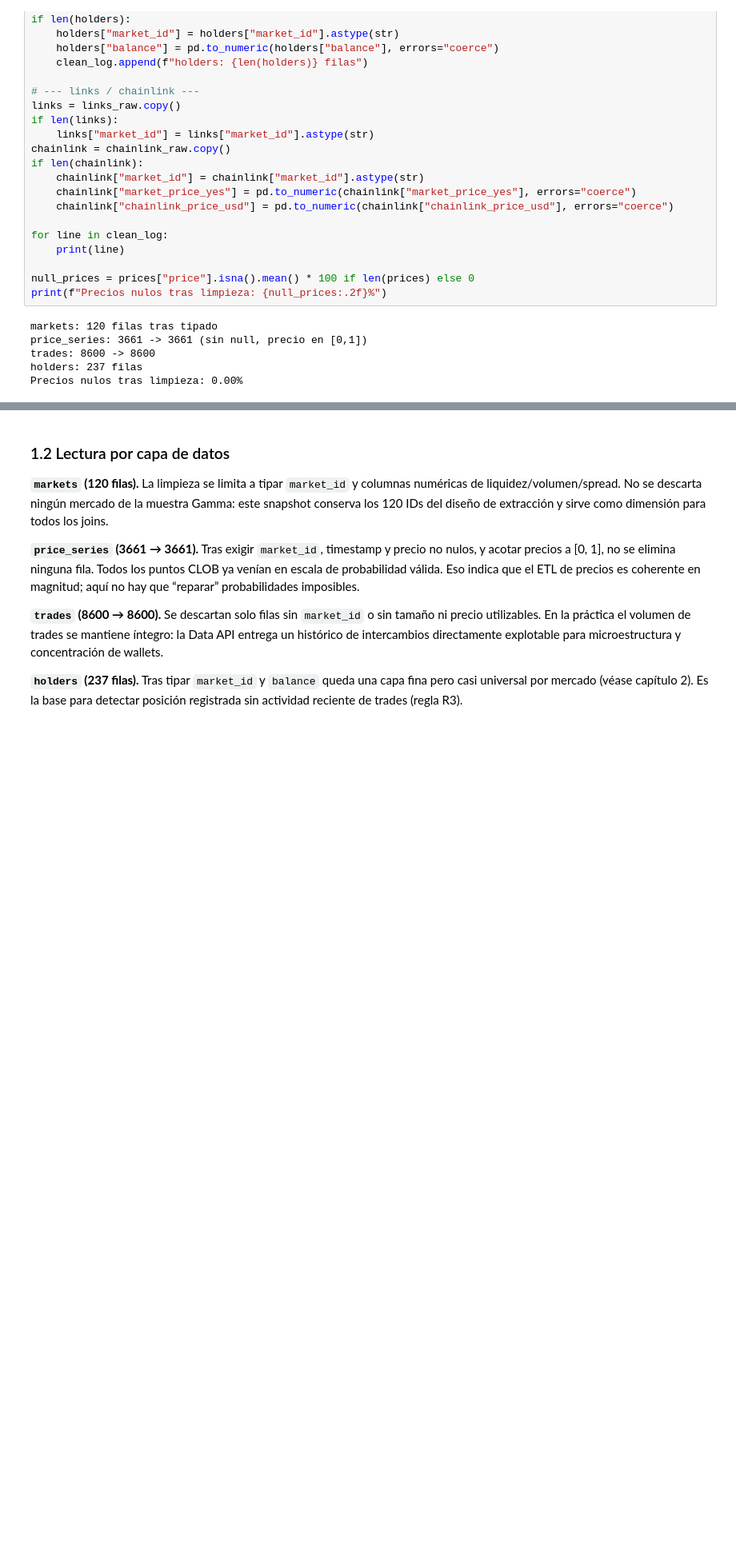
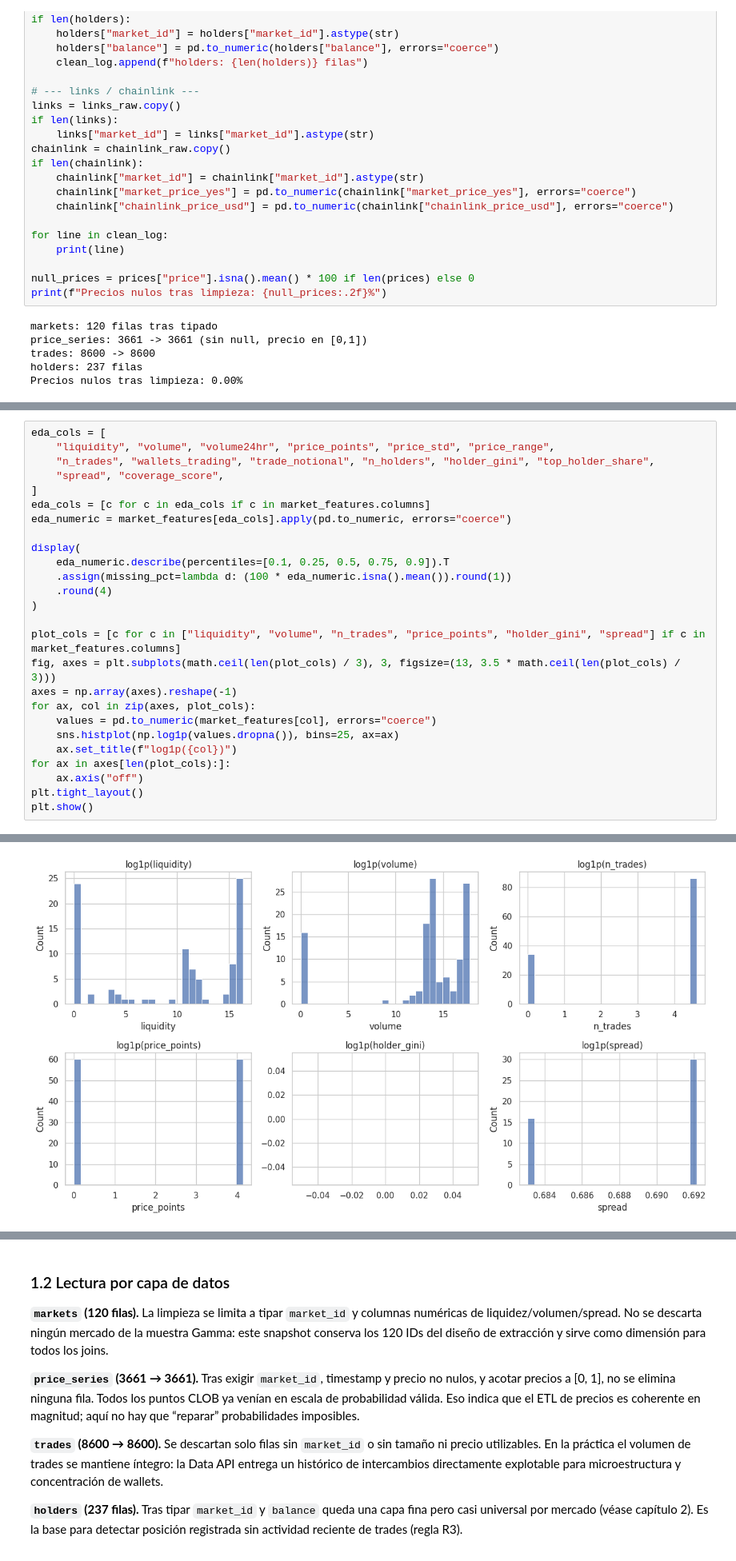
Before and after one commit to apariciojuan/gsr-market-intelligence, a Jupyter notebook: backend/notebooks/polymarket_ontology_analysis.ipynb, the cells around one changed output, grey strips where cells are left out. Shown at 80% size. Cells and saved outputs as stored; diff of their text form; blank space fills up the shorter version.

```diff
--- a/backend/notebooks/polymarket_ontology_analysis.ipynb
+++ b/backend/notebooks/polymarket_ontology_analysis.ipynb
@@ -115,0 +473,27 @@ Precios nulos tras limpieza: 0.00%
+# %%
+eda_cols = [
+    "liquidity", "volume", "volume24hr", "price_points", "price_std", "price_range",
+    "n_trades", "wallets_trading", "trade_notional", "n_holders", "holder_gini", "top_holder_share",
+    "spread", "coverage_score",
+]
+eda_cols = [c for c in eda_cols if c in market_features.columns]
+eda_numeric = market_features[eda_cols].apply(pd.to_numeric, errors="coerce")
+
+display(
+    eda_numeric.describe(percentiles=[0.1, 0.25, 0.5, 0.75, 0.9]).T
+    .assign(missing_pct=lambda d: (100 * eda_numeric.isna().mean()).round(1))
+    .round(4)
+)
+
+plot_cols = [c for c in ["liquidity", "volume", "n_trades", "price_points", "holder_gini", "spread"] if c in market_features.columns]
+fig, axes = plt.subplots(math.ceil(len(plot_cols) / 3), 3, figsize=(13, 3.5 * math.ceil(len(plot_cols) / 3)))
+axes = np.array(axes).reshape(-1)
+for ax, col in zip(axes, plot_cols):
+    values = pd.to_numeric(market_features[col], errors="coerce")
+    sns.histplot(np.log1p(values.dropna()), bins=25, ax=ax)
+    ax.set_title(f"log1p({col})")
+for ax in axes[len(plot_cols):]:
+    ax.axis("off")
+plt.tight_layout()
+plt.show()
+# %% [output]
@@ -115,0 +515 @@ Precios nulos tras limpieza: 0.00%
+[figure, added]
```
Also changed, not shown: parts of 18 cells of this notebook, 1 other file.
